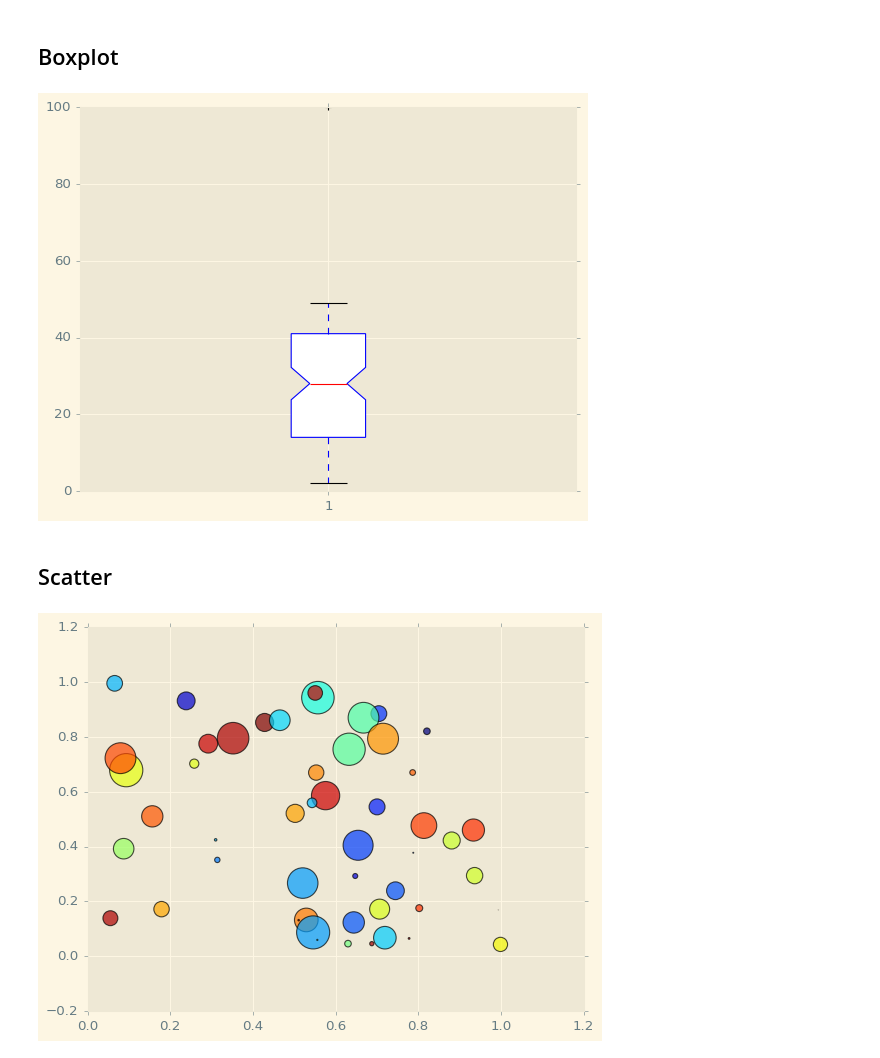
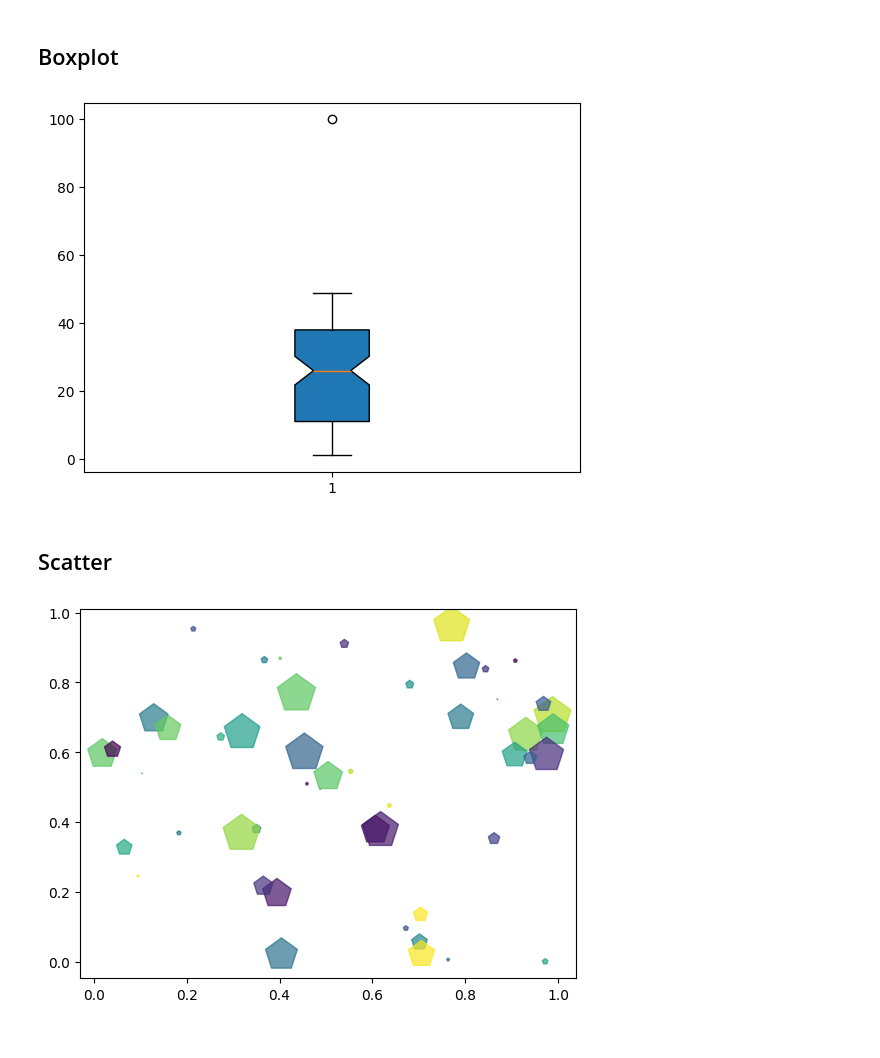
Before and after one commit to jpinillamo/Cursos, a Jupyter notebook: PL_Matplotlib_Seaborn/Notas_matplolib_seaborn.ipynb, the cells around one changed output. Cells and saved outputs as stored; diff of their text form; code cells hidden in the pictures.

```diff
--- a/PL_Matplotlib_Seaborn/Notas_matplolib_seaborn.ipynb
+++ b/PL_Matplotlib_Seaborn/Notas_matplolib_seaborn.ipynb
@@ -169,8 +168,8 @@ print(plt.style.available) #Listados que se pueden utilizas
 # %% [output]
 ['Solarize_Light2', '_classic_test_patch', '_mpl-gallery', '_mpl-gallery-nogrid', 'bmh', 'classic', 'dark_background', 'fast', 'fivethirtyeight', 'ggplot', 'grayscale', 'seaborn-v0_8', 'seaborn-v0_8-b ...
 # %%
-plt.style.use('bmh') # Se pueden escoger
-plt.style.use('dark_background')
+#plt.style.use('bmh') # Se pueden escoger
+#plt.style.use('dark_background')
 # %%
 fig, ax = plt.subplots(figsize=(8,8))
 ax.plot(x,x+1,'r--')
@@ -267,7 +263,7 @@ data = np.append(data,100)
 plt.boxplot(data, patch_artist=True,notch=True)
 plt.show()
 # %% [output]
-[figure, old version]
+[figure, new version]
 # %% [markdown]
 ## Scatter
 # %%
@@ -277,7 +273,7 @@ y = np.random.rand(n)
 area = (30 * np.random.rand(n)) **2
 colors = np.random.rand(n)
 # %%
-plt.scatter(x,y,s=area,c=colors,alpha=0.7)
+plt.scatter(x,y,s=area,c=colors,marker='p',alpha=0.7)
 plt.show()
 # %% [output]
-[figure, old version]
+[figure, new version]
```
Also changed, not shown: parts of 9 cells of this notebook.
